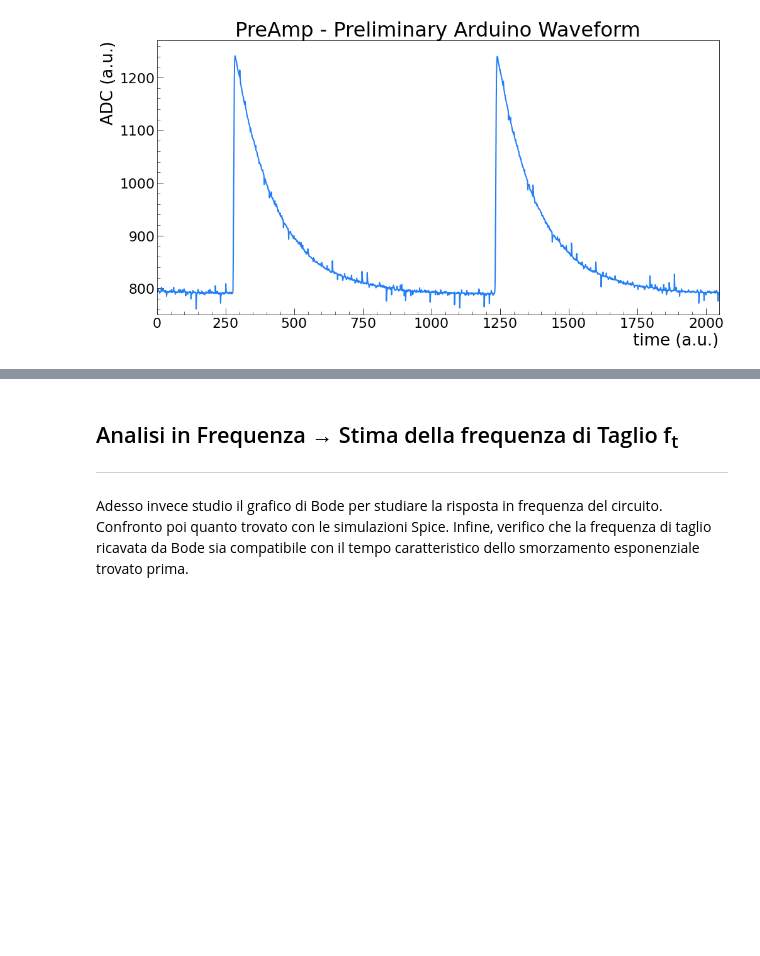
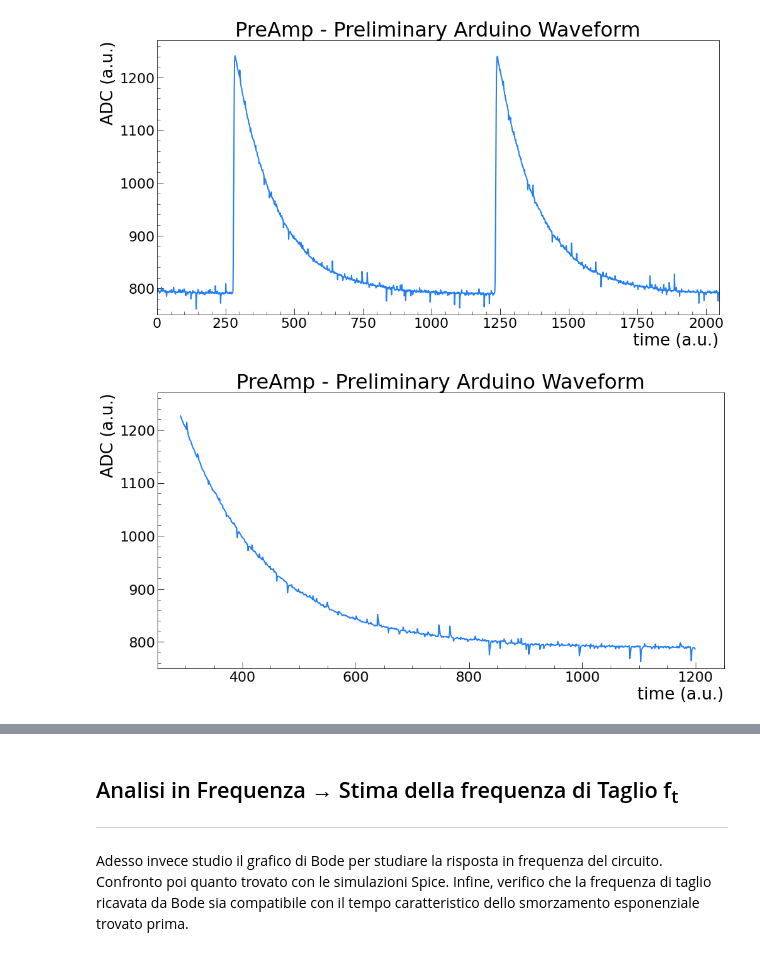
Before and after one commit to niklai99/physics_laboratory_2020_2021, a Jupyter notebook: CATENA ELETTRONICA/Python/PreAmp - Analysis.ipynb, the cells around one changed output, grey strips where cells are left out. Saved outputs shown, nothing was run; the diff lists cells and outputs as text; code cells hidden in the pictures; blank space fills up the shorter version.

```diff
--- a/CATENA ELETTRONICA/Python/PreAmp - Analysis.ipynb
+++ b/CATENA ELETTRONICA/Python/PreAmp - Analysis.ipynb
@@ -206,3 +217,7 @@ data
 PA.preamp_arduino_plot(data)
 # %% [output]
 [figure]
+# %%
+PA.preamp_arduino_fit(data1)
+# %% [output]
+[figure, added]
```
Also changed, not shown: parts of 4 cells of this notebook, 1 other file.
